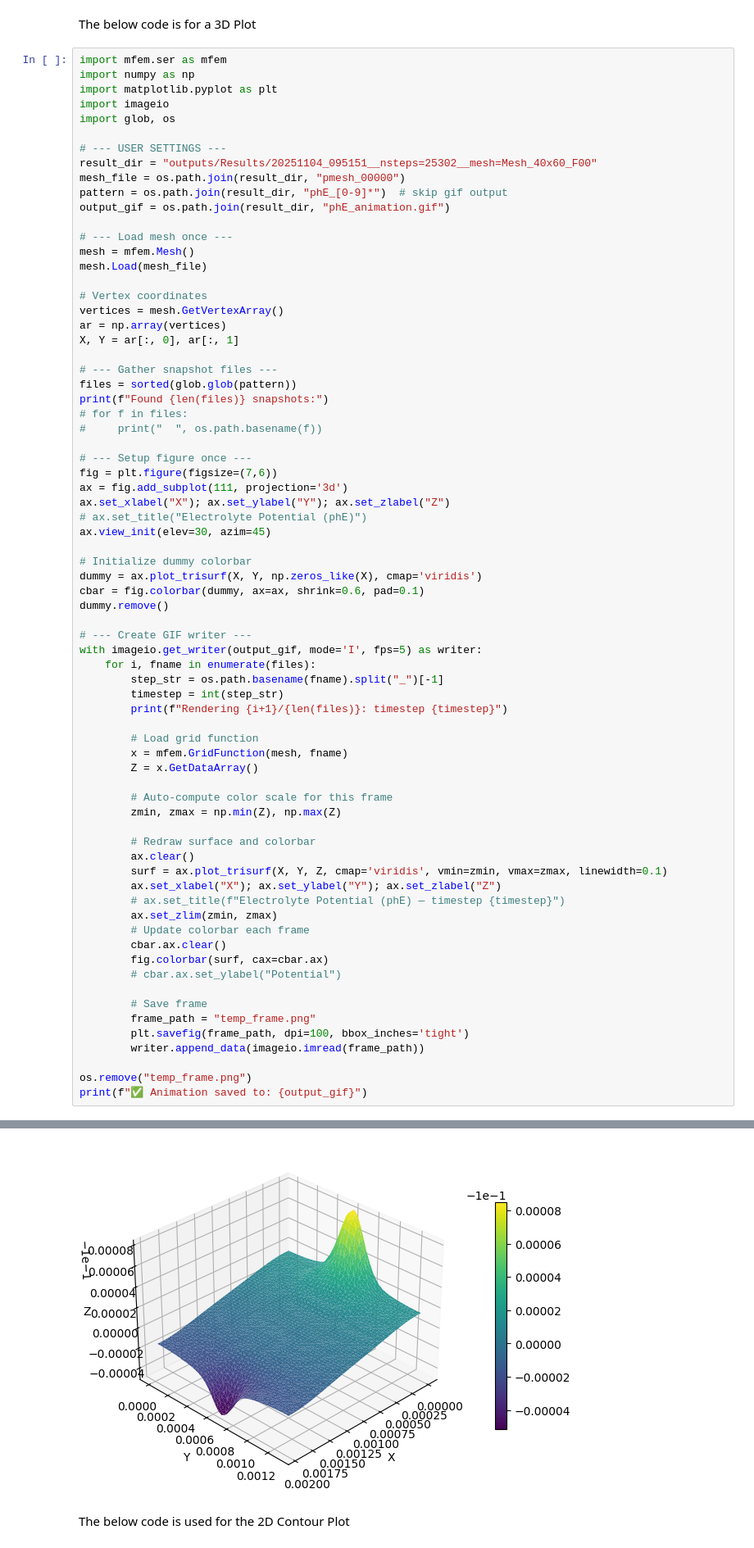
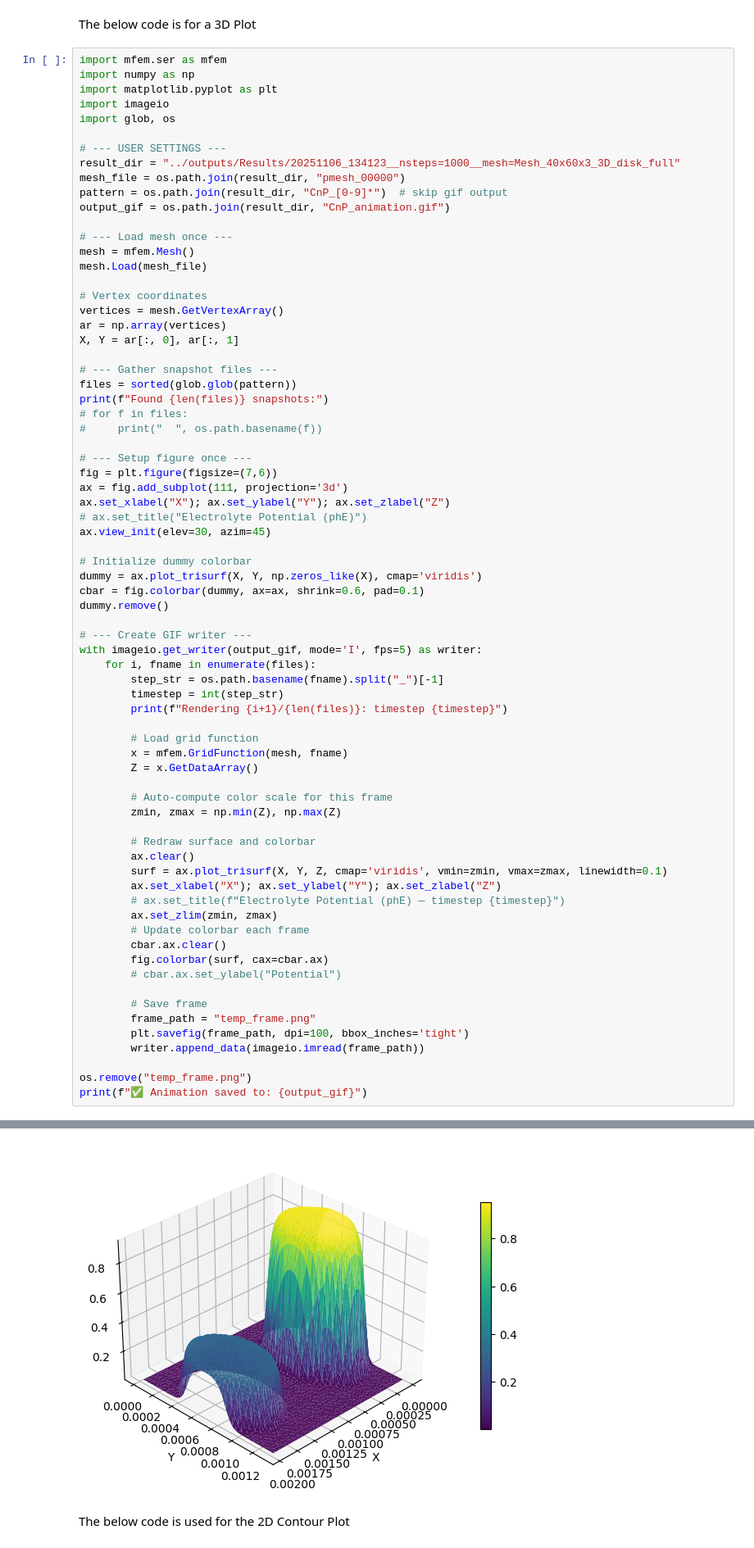
Before and after one commit to HCY-Group/BESFEM, a Jupyter notebook: BESFEM/plotting/timestep_plot.ipynb, the cells around one changed output, grey strips where cells are left out. Shown at 82% size. Cells and saved outputs as stored; diff of their text form.

```diff
--- a/BESFEM/plotting/timestep_plot.ipynb
+++ b/BESFEM/plotting/timestep_plot.ipynb
@@ -8,10 +8,10 @@ import imageio
 import glob, os
 
 # --- USER SETTINGS ---
-result_dir = "outputs/Results/20251104_095151__nsteps=25302__mesh=Mesh_40x60_F00"
+result_dir = "../outputs/Results/20251106_134123__nsteps=1000__mesh=Mesh_40x60x3_3D_disk_full"
 mesh_file = os.path.join(result_dir, "pmesh_00000")
-pattern = os.path.join(result_dir, "phE_[0-9]*")  # skip gif output
-output_gif = os.path.join(result_dir, "phE_animation.gif")
+pattern = os.path.join(result_dir, "CnP_[0-9]*")  # skip gif output
+output_gif = os.path.join(result_dir, "CnP_animation.gif")
 
 # --- Load mesh once ---
 mesh = mfem.Mesh()
@@ -95,3 +94,3 @@ Rendering 85/85: timestep 25200
-[figure, old version]
+[figure, new version]
 # %% [markdown]
 The below code is used for the 2D Contour Plot
```
Also changed, not shown: parts of 3 cells of this notebook, 4 other files.
